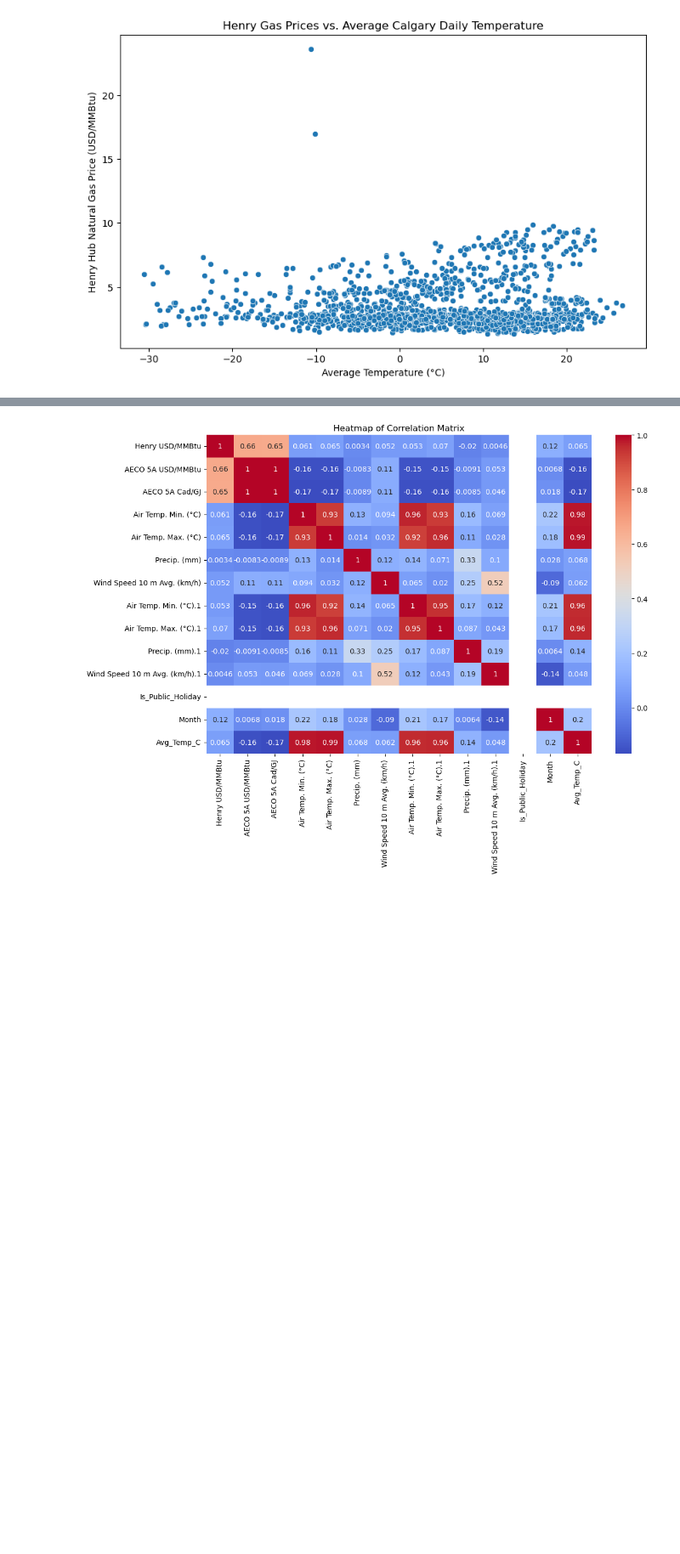
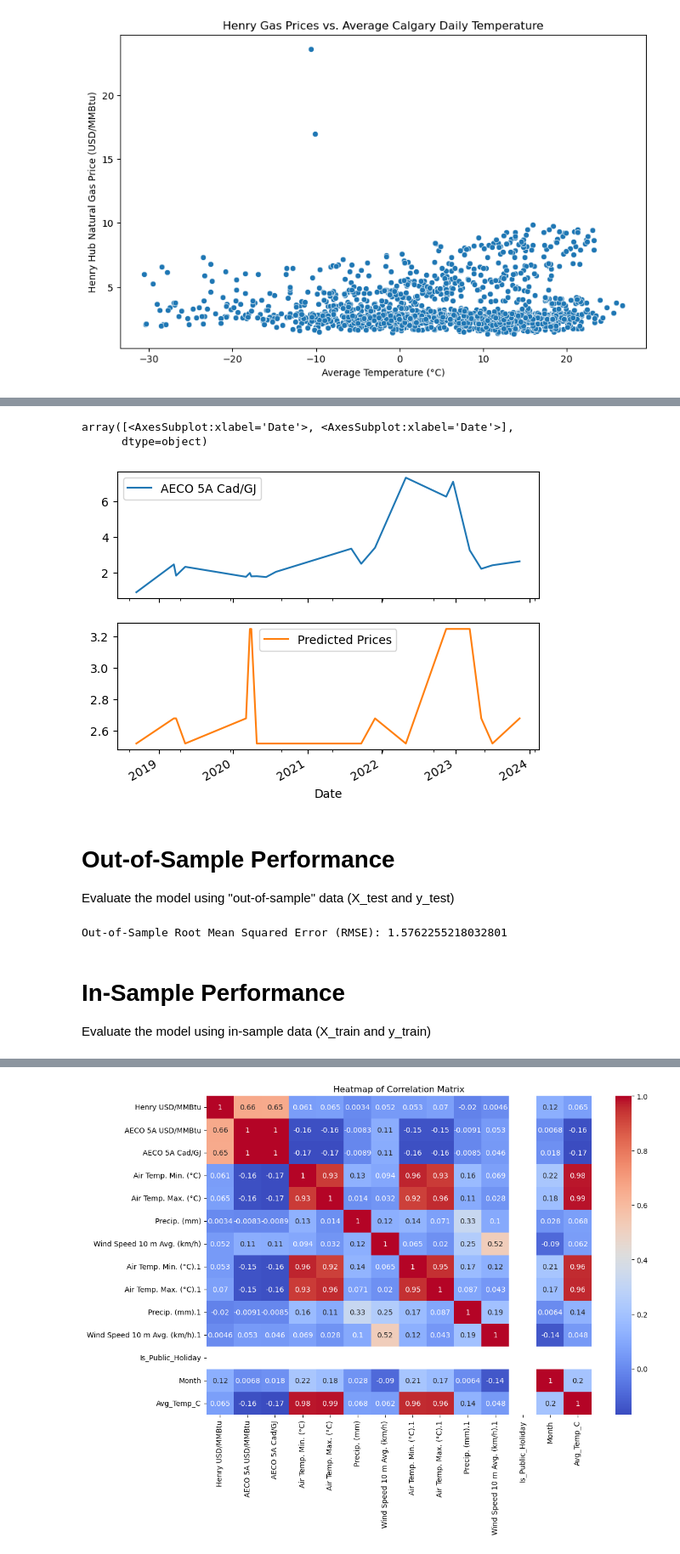
Before and after one commit to yidanzhao00/Natural-Gas-Price-Tendency-Analysis, a Jupyter notebook: code/code1.ipynb, the cells around one changed output, grey strips where cells are left out. Shown at 85% size. Saved outputs shown, nothing was run; the diff lists cells and outputs as text; code cells hidden in the pictures; blank space fills up the shorter version.

```diff
--- a/code/code1.ipynb
+++ b/code/code1.ipynb
@@ -305,0 +371,17 @@ plt.show()
+# %%
+from sklearn.model_selection import train_test_split
+from sklearn.linear_model import LinearRegression
+
+y_2 = new_price_df['AECO 5A Cad/GJ']  # Target variable
+
+# Features
+X_2 = temp_dummies
+
+# Split the data into training (80%) and testing (20%) sets
+X_train, X_test, y_train, y_test = train_test_split(X_2, y_2, test_size=0.2, random_state=42)
+# %%
+# Create a linear regression model instance
+model_2 = LinearRegression()
+
+# Fit the model to the training data
+model_2.fit(X_train, y_train)
@@ -305,0 +390,7 @@ plt.show()
+# %%
+# And make a prediction of "y" values for just the test dataset
+predictions = model_2.predict(X_test)
+# %%
+# Assemble actual y data (Y_test) with predicted y data into two columns in a dataframe:
+Results = y_test.to_frame()
+Results["Predicted Prices"] = predictions
@@ -305,0 +407,29 @@ plt.show()
+# %%
+# Plot the first 20 predictions against the true values to see how it performed
+# The trends lines should be similar
+Results[:20].plot(subplots=True)
+# %% [output]
+array([<AxesSubplot:xlabel='Date'>, <AxesSubplot:xlabel='Date'>],
+      dtype=object)
+[figure, added]
+# %% [markdown]
+# Out-of-Sample Performance
+
+Evaluate the model using "out-of-sample" data (X_test and y_test)
+# %%
+from sklearn.metrics import mean_squared_error, r2_score
+# Calculate the mean_squared_error (MSE) on actual versus predicted test "y"
+mse = mean_squared_error(
+    Results["AECO 5A Cad/GJ"],
+    Results["Predicted Prices"]
+)
+
+# Using that mean-squared-error, calculate the root-mean-squared error (RMSE):
+rmse = np.sqrt(mse)
+print(f"Out-of-Sample Root Mean Squared Error (RMSE): {rmse}")
+# %% [output]
+Out-of-Sample Root Mean Squared Error (RMSE): 1.5762255218032801
+# %% [markdown]
+# In-Sample Performance
+
+Evaluate the model using in-sample data (X_train and y_train)
```
Also changed, not shown: parts of 18 cells of this notebook.
